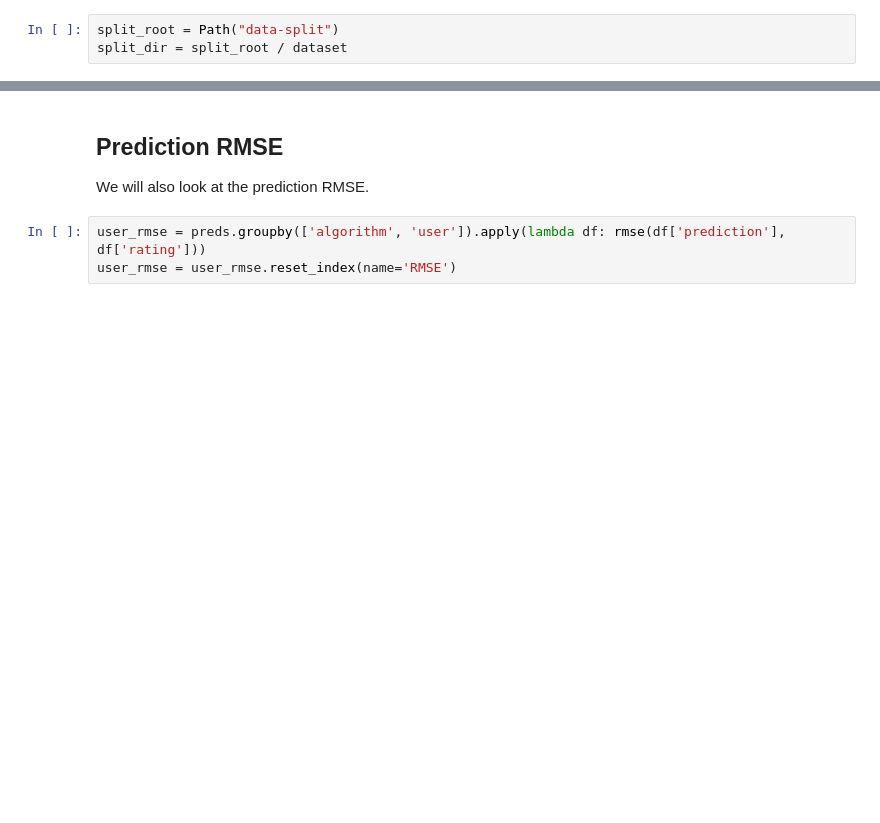
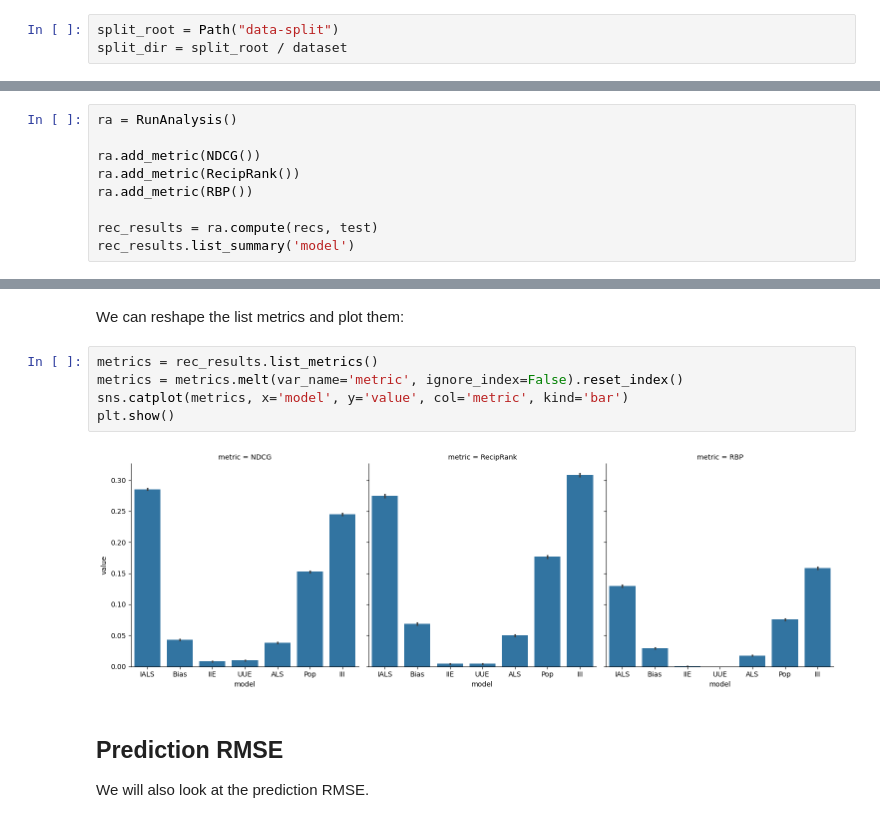
Before and after one commit to lenskit/lk-demo-experiment, a Jupyter notebook: eval-report.ml10m.ipynb, the cells around one changed output, grey strips where cells are left out. Saved outputs shown, nothing was run; the diff lists cells and outputs as text; blank space fills up the shorter version.

```diff
--- a/eval-report.ml10m.ipynb
+++ b/eval-report.ml10m.ipynb
@@ -291,0 +75,9 @@ am_wilcox('recip_rank').sort_values('diff', ascending=False)
+# %%
+ra = RunAnalysis()
+
+ra.add_metric(NDCG())
+ra.add_metric(RecipRank())
+ra.add_metric(RBP())
+
+rec_results = ra.compute(recs, test)
+rec_results.list_summary('model')
@@ -292,7 +103,13 @@ am_wilcox('recip_rank').sort_values('diff', ascending=False)
+# %% [markdown]
+We can reshape the list metrics and plot them:
+# %%
+metrics = rec_results.list_metrics()
+metrics = metrics.melt(var_name='metric', ignore_index=False).reset_index()
+sns.catplot(metrics, x='model', y='value', col='metric', kind='bar')
+plt.show()
+# %% [output]
+[figure, added]
 # %% [markdown]
 ## Prediction RMSE
 
 We will also look at the prediction RMSE.
-# %%
-user_rmse = preds.groupby(['algorithm', 'user']).apply(lambda df: rmse(df['prediction'], df['rating']))
-user_rmse = user_rmse.reset_index(name='RMSE')
```
Also changed, not shown: parts of 48 cells of this notebook, 8 other files.
